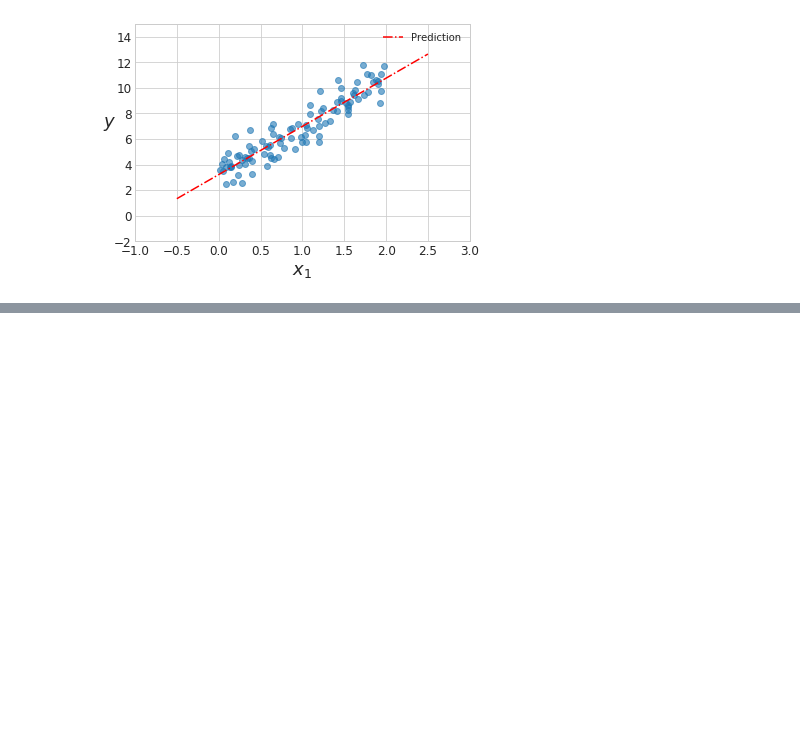
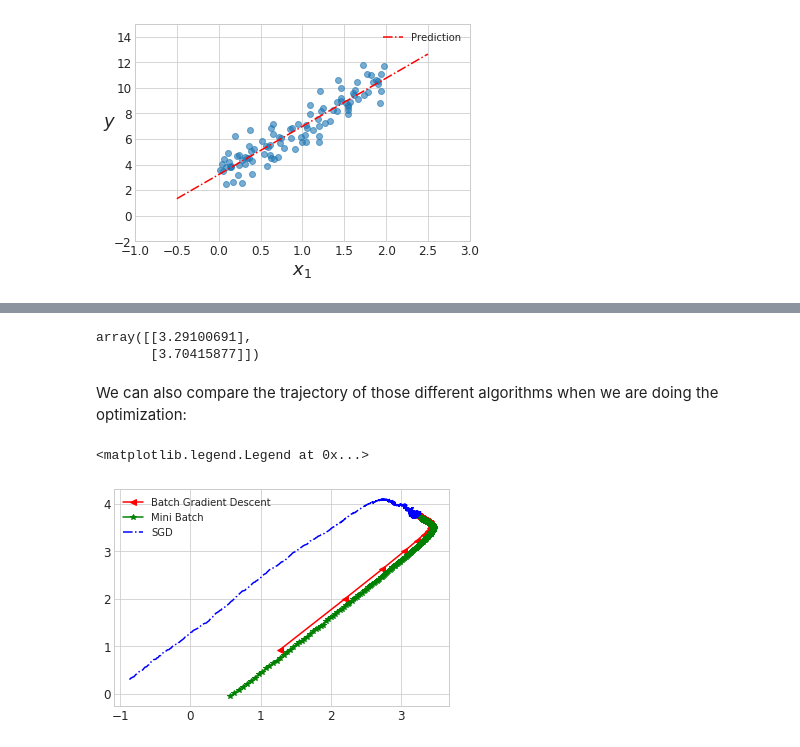
Before and after one commit to wrk1231/DataAnalysis-ML, a Jupyter notebook: Linear Model.ipynb, the cells around one changed output, grey strips where cells are left out. Drawn from its saved outputs; the diff is of its cells as text; code cells hidden in the pictures; blank space fills up the shorter version.

```diff
--- a/Linear Model.ipynb
+++ b/Linear Model.ipynb
@@ -192,0 +309,51 @@ Another important approach for solving these questions is **gradient descent**.
+# %%
+n_epoches = 200
+minibatch_size = 20
+total_num_of_samples = X.shape[0]
+
+np.random.seed(42)
+
+beta_minibatch = np.random.randn(2,1)  # random initialization
+eta = 0.005
+
+beta_minibatch_path = []
+for each_epoch in range(n_epoches):
+    ## re-organize original dataset
+    shuffled_indices = np.random.permutation(total_num_of_samples)
+    X_b_shuffled = X_b[shuffled_indices]
+    y_shuffled = y[shuffled_indices]
+
+    for i in range(0, total_num_of_samples, minibatch_size):
+        ## select mini batch of the data
+        xi = X_b_shuffled[i:i+minibatch_size]
+        yi = y_shuffled[i:i+minibatch_size]
+
+        ## Gradient computation is the same as batch gradient descent
+        gradients = 2/minibatch_size * xi.T.dot(xi.dot(beta_minibatch) - yi)
+        beta_minibatch = beta_minibatch - eta * gradients
+        beta_minibatch_path.append(beta_minibatch)
+# %%
+beta_minibatch
+# %% [output]
+array([[3.29100691],
+       [3.70415877]])
+# %% [markdown]
+We can also compare the trajectory of those different algorithms when we are doing the optimization:
+# %%
+toNpArray = lambda l : np.array(l)
+optpaths= {'Batch Gradient Descent' : (toNpArray(beta_byGradientDescent_path), 'r-<'),
+           'Mini Batch' : (toNpArray(beta_minibatch_path), 'g-*'),
+           'SGD' : (toNpArray(beta_SGD_path), 'b-.')}
+
+fig = plt.figure()
+ax = plt.axes()
+for each_key in optpaths.keys():
+    current_series = optpaths.get(each_key)[0]
+    current_style = optpaths.get(each_key)[1]
+
+    ax.plot(current_series[:,0], current_series[:,1], current_style,label = each_key)
+
+ax.legend()
+# %% [output]
+<matplotlib.legend.Legend at 0x...>
+[figure, added]
```
Also changed, not shown: parts of 31 cells of this notebook.
